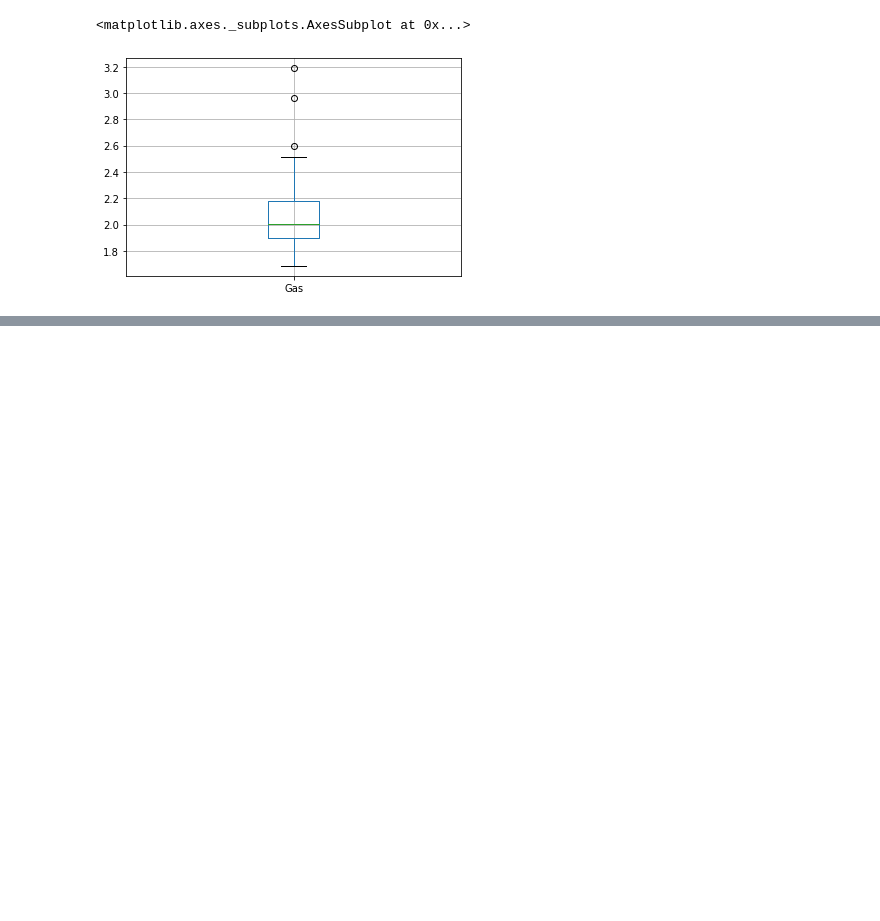
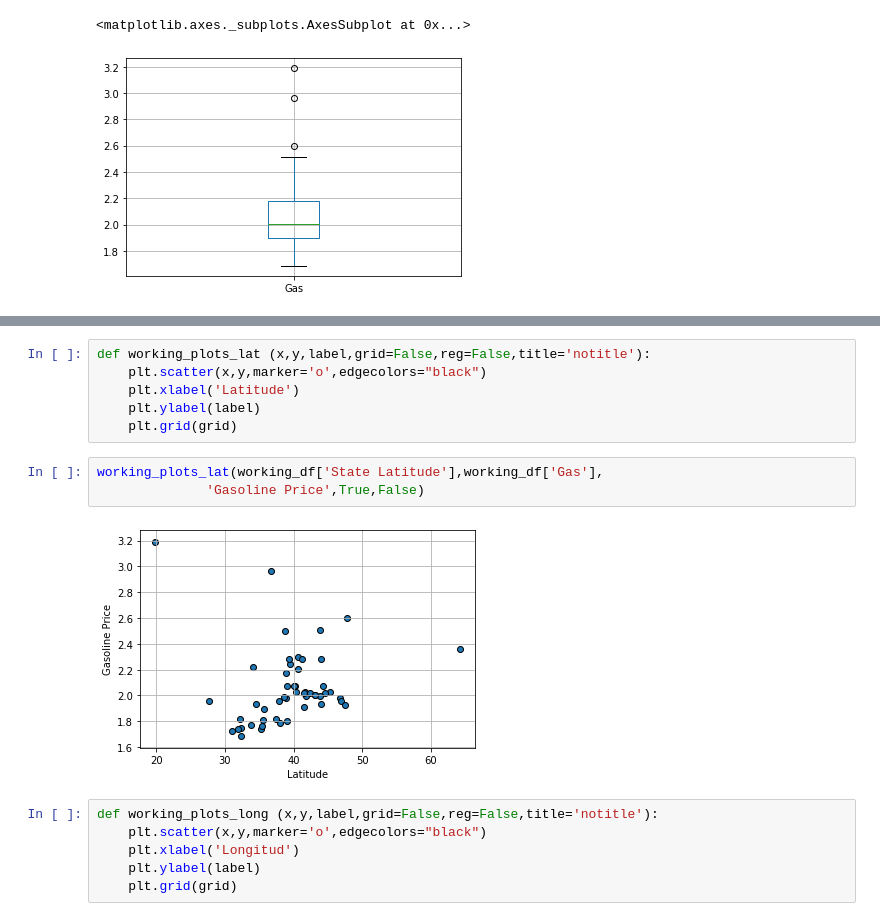
Before and after one commit to Altsa24/Project1, a Jupyter notebook: graphs.ipynb, the cells around one changed output, grey strips where cells are left out. Drawn from its saved outputs; the diff is of its cells as text; blank space fills up the shorter version.

```diff
--- a/graphs.ipynb
+++ b/graphs.ipynb
@@ -103,0 +109,17 @@ working_df_woDC.boxplot(column=["Gas"])
+# %%
+def working_plots_lat (x,y,label,grid=False,reg=False,title='notitle'):
+    plt.scatter(x,y,marker='o',edgecolors="black")
+    plt.xlabel('Latitude')
+    plt.ylabel(label)
+    plt.grid(grid)
+# %%
+working_plots_lat(working_df['State Latitude'],working_df['Gas'],
+              'Gasoline Price',True,False)
+# %% [output]
+[figure, added]
+# %%
+def working_plots_long (x,y,label,grid=False,reg=False,title='notitle'):
+    plt.scatter(x,y,marker='o',edgecolors="black")
+    plt.xlabel('Longitud')
+    plt.ylabel(label)
+    plt.grid(grid)
```
Also changed, not shown: parts of 5 cells of this notebook.
